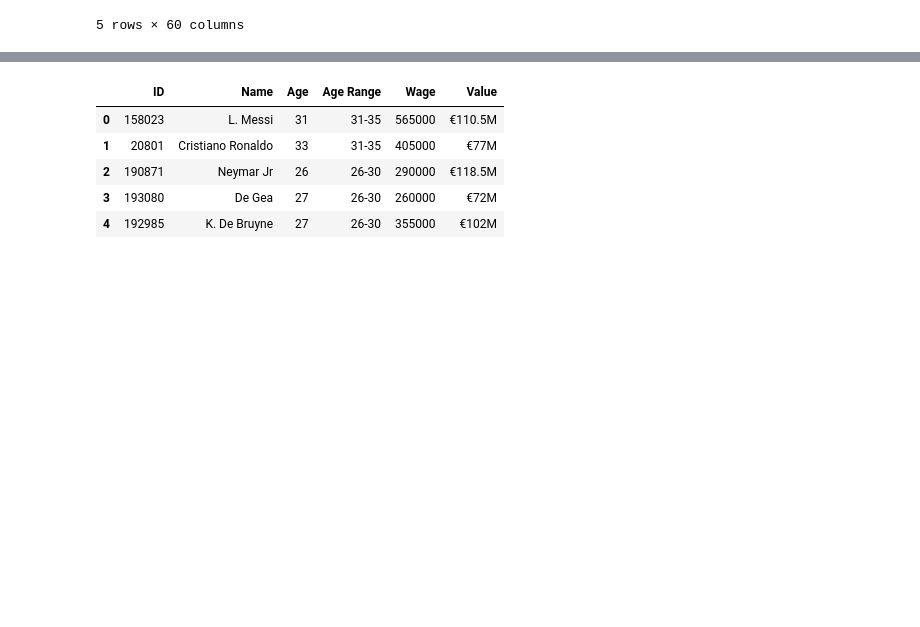
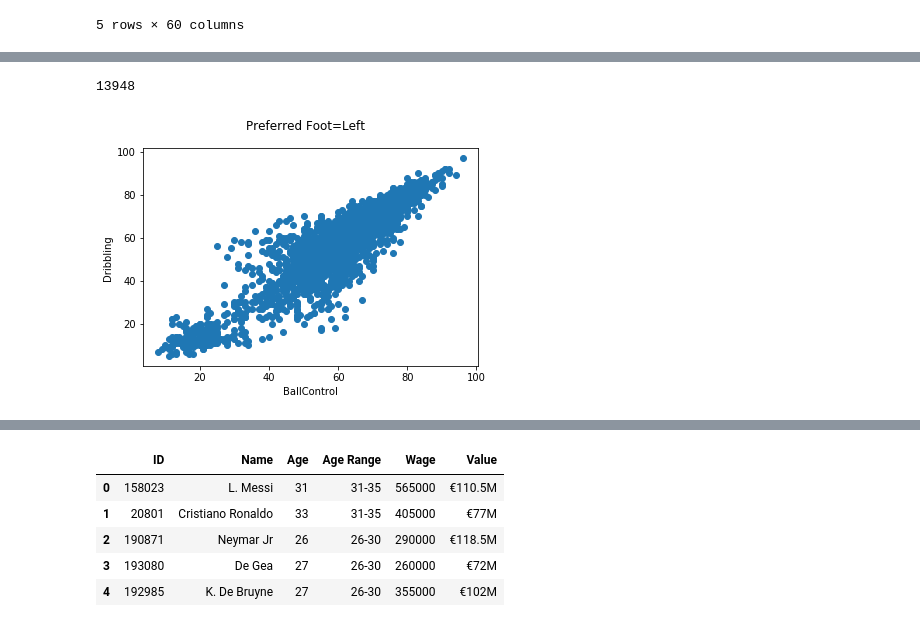
Before and after one commit to selvi-sr/BC-United, a Jupyter notebook: fifa2019_Reza.ipynb, the cells around one changed output, grey strips where cells are left out. Cells and saved outputs as stored; diff of their text form; code cells hidden in the pictures; blank space fills up the shorter version.

```diff
--- a/fifa2019_Reza.ipynb
+++ b/fifa2019_Reza.ipynb
@@ -40,0 +27,16 @@ new_df.head()
+# %%
+leftright_pd = data_df[["Preferred Foot","Dribbling", "BallControl"]]
+left_pd = leftright_pd.loc[leftright_pd["Preferred Foot"]== "Left", :]
+right_pd = leftright_pd.loc[leftright_pd["Preferred Foot"]=="Right", :]
+len(right_pd)
+# %% [output]
+13948
+# %%
+fig, ax=plt.subplots()
+fig.suptitle("Preferred Foot=Left")
+ax.scatter(left_pd["BallControl"], left_pd["Dribbling"], marker="o")
+ax.set_xlabel("BallControl")
+ax.set_ylabel("Dribbling")
+plt.savefig("Left_foot.png")
+# %% [output]
+[figure, added]
```
Also changed, not shown: parts of 14 cells of this notebook, 1 other file.
